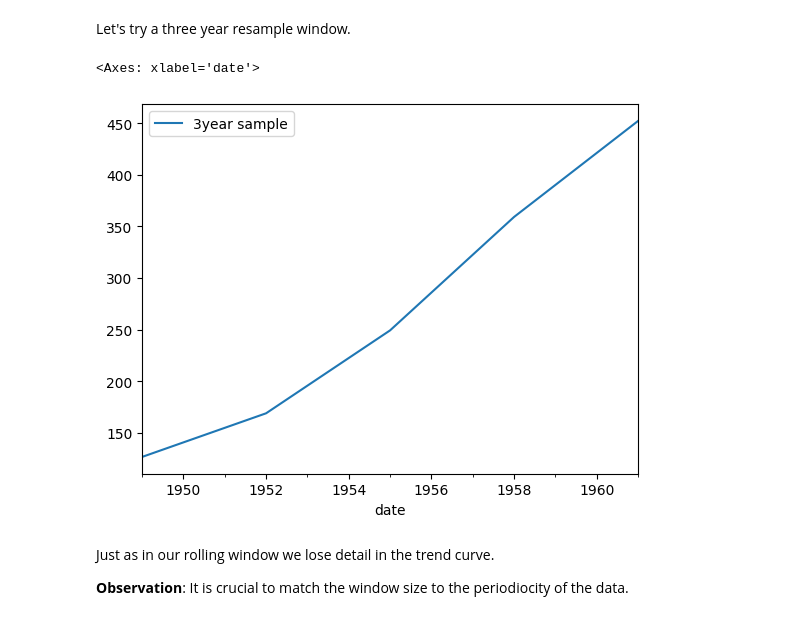
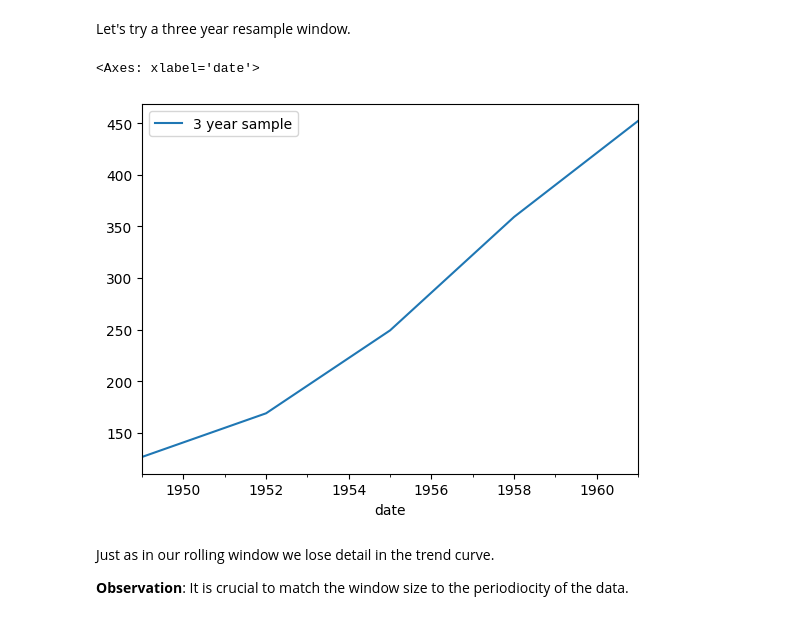
Before and after one commit to lutzhamel/CSC310, a Jupyter notebook: notes/23c-time-series.ipynb, the cells around one changed output. Saved outputs shown, nothing was run; the diff lists cells and outputs as text; code cells hidden in the pictures.

```diff
--- a/notes/23c-time-series.ipynb
+++ b/notes/23c-time-series.ipynb
@@ -188,10 +217,13 @@ Because we are only looking at 11 windows instead of many rolling windows the re
 # %% [markdown]
 Let's try a three year resample window.
 # %%
-air_df.resample('3Y').mean().set_axis(['3year sample'],axis=1).plot()
+air_df.resample('3YE')\
+      .mean()\
+      .set_axis(['3 year sample'],axis=1)\
+      .plot()
 # %% [output]
 <Axes: xlabel='date'>
-[figure, old version]
+[figure, new version]
 # %% [markdown]
 Just as in our rolling window we lose detail in the trend curve.
 
```
Also changed, not shown: parts of 26 cells of this notebook, 2 other files.
